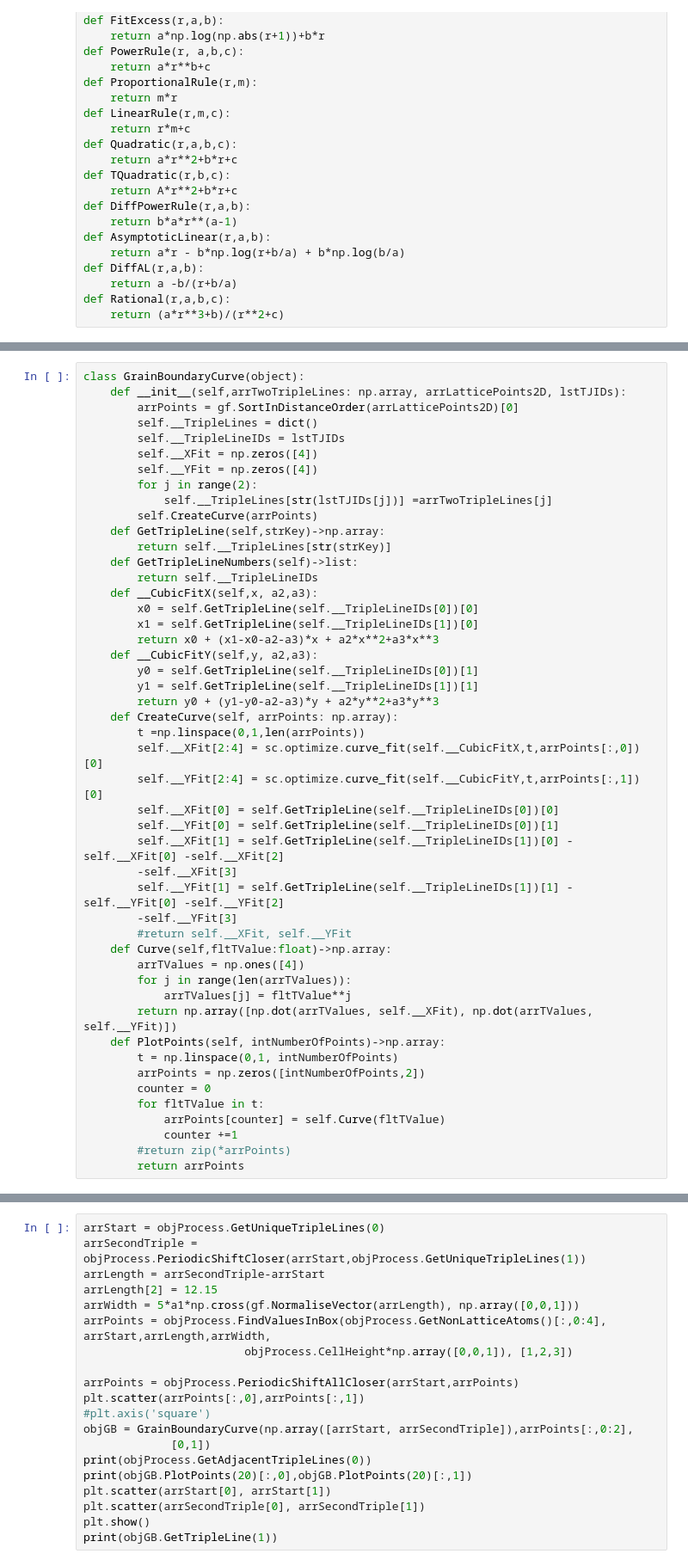
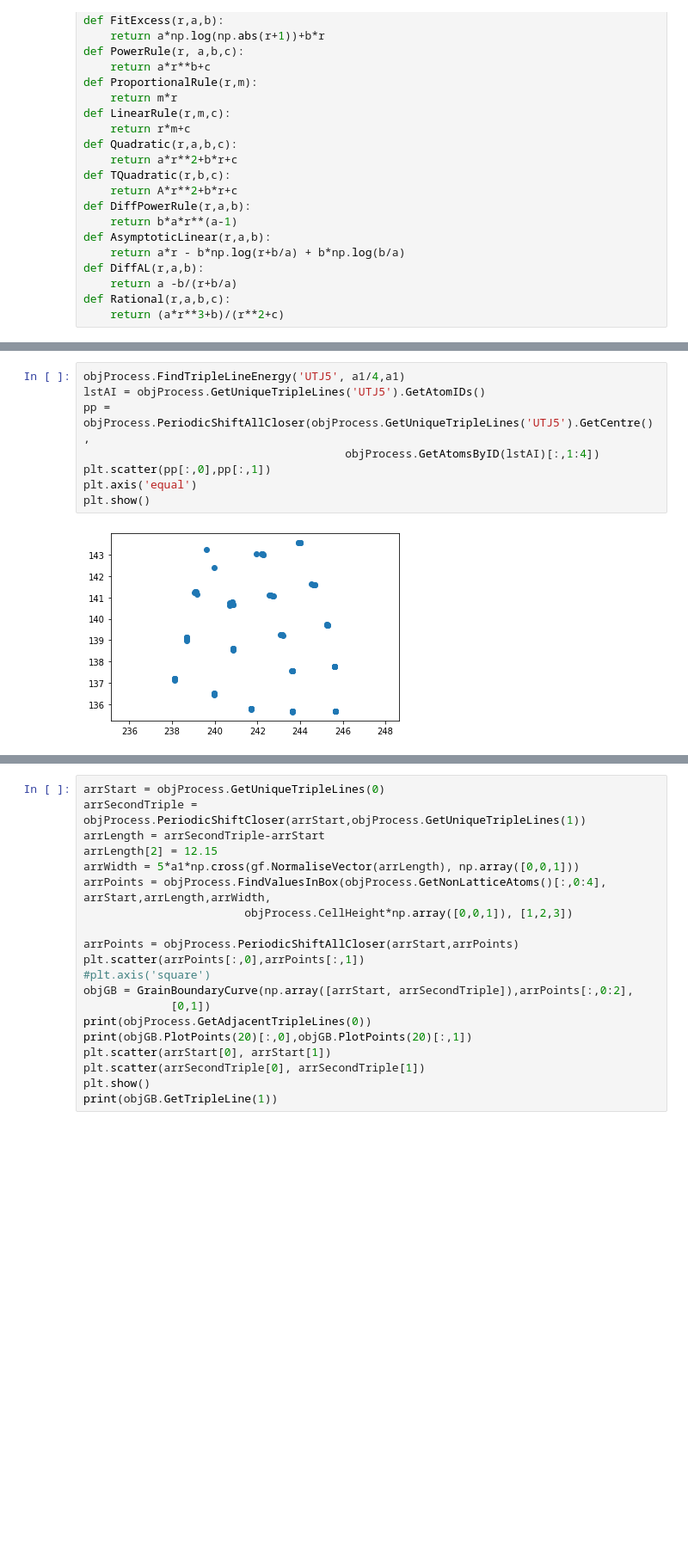
Before and after one commit to PaulTwine/TripleLines.github.io, a Jupyter notebook: TripleLine Fitting.ipynb, the cells around one changed output, grey strips where cells are left out. Shown at 86% size. Drawn from its saved outputs; the diff is of its cells as text; blank space fills up the shorter version.

```diff
--- a/TripleLine Fitting.ipynb
+++ b/TripleLine Fitting.ipynb
@@ -207,48 +138,10 @@ plt.plot(arrPlotPoints[:,0],arrPlotPoints[:,1])
-# %%
-class GrainBoundaryCurve(object):
-    def __init__(self,arrTwoTripleLines: np.array, arrLatticePoints2D, lstTJIDs):
-        arrPoints = gf.SortInDistanceOrder(arrLatticePoints2D)[0]
-        self.__TripleLines = dict()
-        self.__TripleLineIDs = lstTJIDs
-        self.__XFit = np.zeros([4])
-        self.__YFit = np.zeros([4])
-        for j in range(2):
-            self.__TripleLines[str(lstTJIDs[j])] =arrTwoTripleLines[j]
-        self.CreateCurve(arrPoints)
-    def GetTripleLine(self,strKey)->np.array:
-        return self.__TripleLines[str(strKey)]
-    def GetTripleLineNumbers(self)->list:
-        return self.__TripleLineIDs
-    def __CubicFitX(self,x, a2,a3):
-        x0 = self.GetTripleLine(self.__TripleLineIDs[0])[0]
-        x1 = self.GetTripleLine(self.__TripleLineIDs[1])[0]
-        return x0 + (x1-x0-a2-a3)*x + a2*x**2+a3*x**3
-    def __CubicFitY(self,y, a2,a3):
-        y0 = self.GetTripleLine(self.__TripleLineIDs[0])[1]
-        y1 = self.GetTripleLine(self.__TripleLineIDs[1])[1]
-        return y0 + (y1-y0-a2-a3)*y + a2*y**2+a3*y**3
-    def CreateCurve(self, arrPoints: np.array):
-        t =np.linspace(0,1,len(arrPoints))
-        self.__XFit[2:4] = sc.optimize.curve_fit(self.__CubicFitX,t,arrPoints[:,0])[0]
-        self.__YFit[2:4] = sc.optimize.curve_fit(self.__CubicFitY,t,arrPoints[:,1])[0]
-        self.__XFit[0] = self.GetTripleLine(self.__TripleLineIDs[0])[0]
-        self.__YFit[0] = self.GetTripleLine(self.__TripleLineIDs[0])[1]
-        self.__XFit[1] = self.GetTripleLine(self.__TripleLineIDs[1])[0] -self.__XFit[0] -self.__XFit[2]
-        -self.__XFit[3]
-        self.__YFit[1] = self.GetTripleLine(self.__TripleLineIDs[1])[1] -self.__YFit[0] -self.__YFit[2]
-        -self.__YFit[3]
-        #return self.__XFit, self.__YFit
-    def Curve(self,fltTValue:float)->np.array:
-        arrTValues = np.ones([4])
-        for j in range(len(arrTValues)):
-            arrTValues[j] = fltTValue**j
-        return np.array([np.dot(arrTValues, self.__XFit), np.dot(arrTValues, self.__YFit)])
-    def PlotPoints(self, intNumberOfPoints)->np.array:
-        t = np.linspace(0,1, intNumberOfPoints)
-        arrPoints = np.zeros([intNumberOfPoints,2])
-        counter = 0
-        for fltTValue in t:
-            arrPoints[counter] = self.Curve(fltTValue)
-            counter +=1
-        #return zip(*arrPoints)
-        return arrPoints
+# %%
+objProcess.FindTripleLineEnergy('UTJ5', a1/4,a1)
+lstAI = objProcess.GetUniqueTripleLines('UTJ5').GetAtomIDs()
+pp = objProcess.PeriodicShiftAllCloser(objProcess.GetUniqueTripleLines('UTJ5').GetCentre(),
+                                       objProcess.GetAtomsByID(lstAI)[:,1:4])
+plt.scatter(pp[:,0],pp[:,1])
+plt.axis('equal')
+plt.show()
+# %% [output]
+[figure, added]
```
Also changed, not shown: parts of 8 cells of this notebook, 1 other file.
